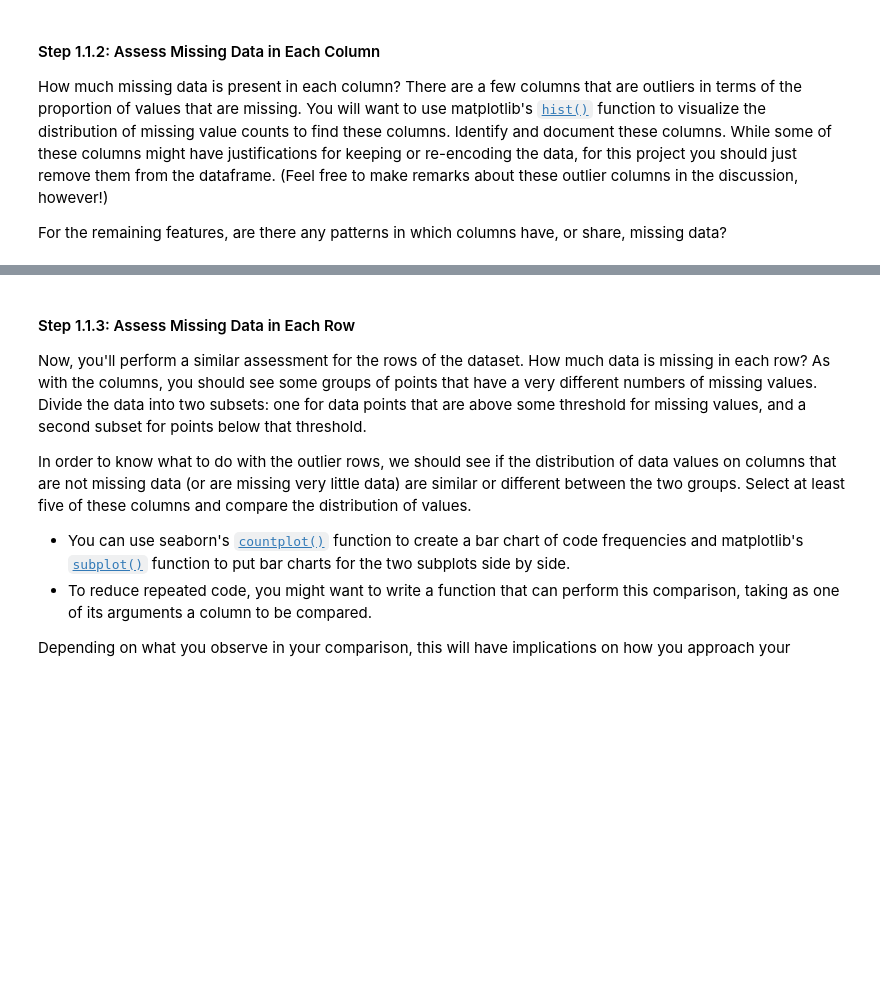
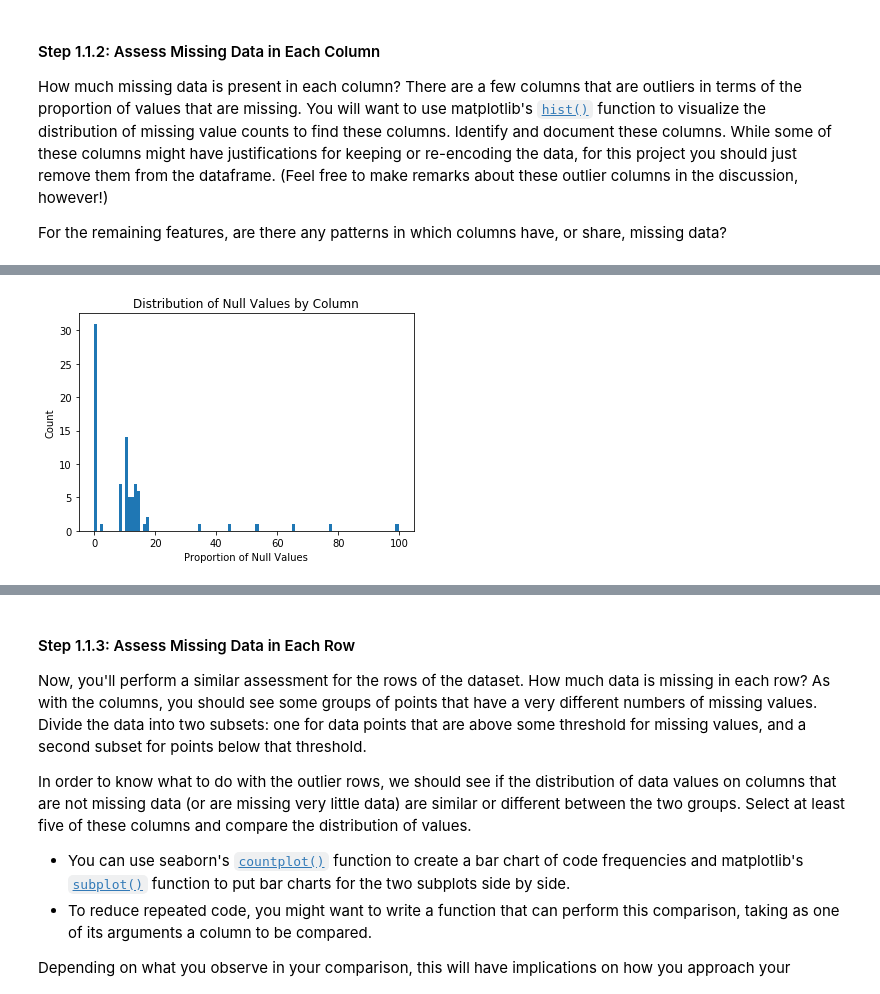
Before and after one commit to palacioskelly/Udacity_Identify_Customer_Segments, a Jupyter notebook: Identify_Customer_Segments.ipynb, the cells around one changed output, grey strips where cells are left out. Saved outputs shown, nothing was run; the diff lists cells and outputs as text; code cells hidden in the pictures; blank space fills up the shorter version.

```diff
--- a/Identify_Customer_Segments.ipynb
+++ b/Identify_Customer_Segments.ipynb
@@ -125,3 +198,3 @@ print('After transforming missing values:', sum(azdias_cp.isnull().sum()))
 # %%
-num_null_azdias = azdias_cp.isnull().sum()
-print(col_null_azdias)
+num_col_null_azdias = azdias_cp.isnull().sum()
+print(num_col_null_azdias)
@@ -133,4 +261,4 @@ col_null_azdias.sort_values()
 # %%
 # Calculate proportion of null values
-percent_null_azdias = col_null_azdias/len(azdias_cp)*100
+percent_col_null_azdias = (num_col_null_azdias/len(azdias_cp))*100
 # %%
@@ -138 +276,10 @@ percent_null_azdias.describe()
+# %%
+# How much data is missing in each row of the dataset?
+plt.hist(percent_col_null_azdias, bins=100)
+plt.title('Distribution of Null Values by Column')
+plt.ylabel('Count')
+plt.xlabel('Proportion of Null Values')
+plt.show()
+# %% [output]
+[figure, added]
 # %%
```
Also changed, not shown: parts of 130 cells of this notebook.
